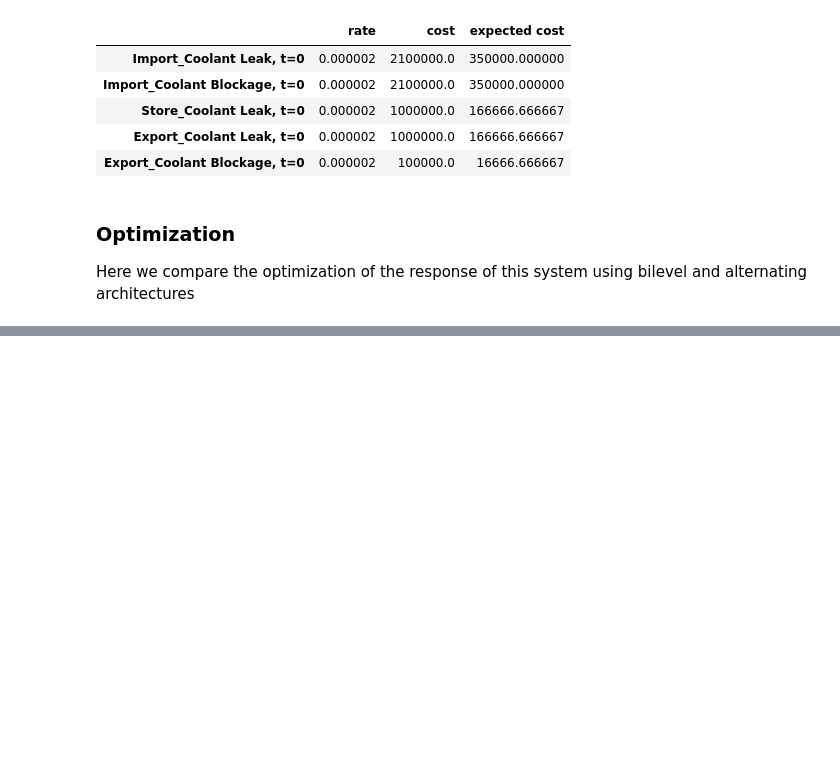
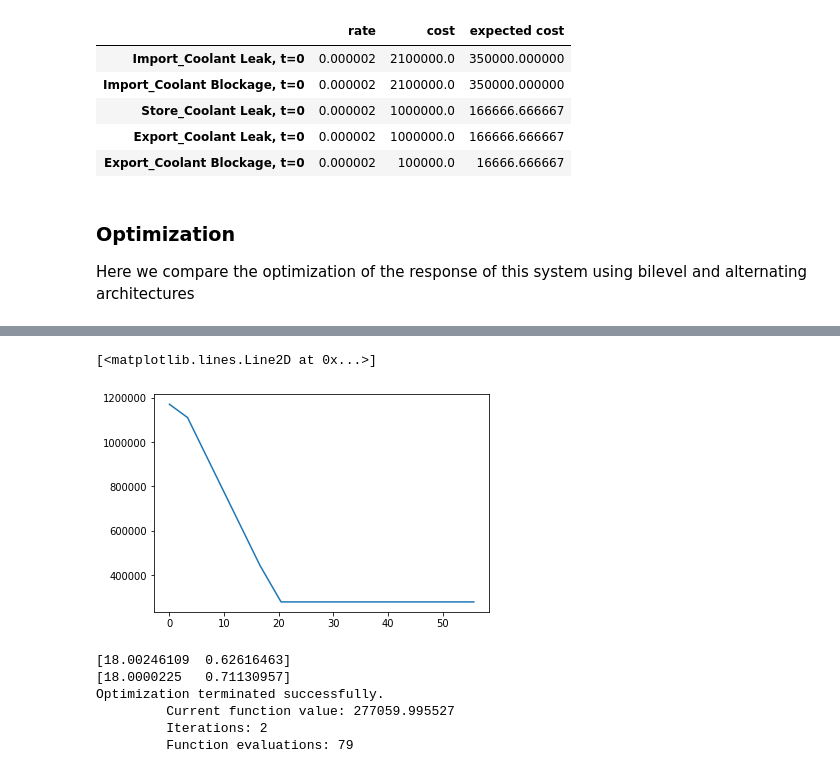
Before and after one commit to DesignEngrLab/resil_opt_examples, a Jupyter notebook: Cooling Tank Problem/Tank Optimization.ipynb, the cells around one changed output, grey strips where cells are left out. Cells and saved outputs as stored; diff of their text form; code cells hidden in the pictures; blank space fills up the shorter version.

```diff
--- a/Cooling Tank Problem/Tank Optimization.ipynb
+++ b/Cooling Tank Problem/Tank Optimization.ipynb
@@ -99,0 +98,2 @@ results
+# %%
+result_alt, llargs_alt, fhist_alt, thist_alt = alternating_opt()
@@ -99,0 +118,14 @@ results
+# %%
+plt.plot(thist_alt, fhist_alt)
+# %% [output]
+[<matplotlib.lines.Line2D at 0x...>]
+[figure, added]
+# %%
+result_bi, llargs_bi = bilevel_opt()
+# %% [output]
+[18.00246109  0.62616463]
+[18.0000225   0.71130957]
+Optimization terminated successfully.
+         Current function value: 277059.995527
+         Iterations: 2
+         Function evaluations: 79
```
Also changed, not shown: parts of 16 cells of this notebook, 5 other files.
